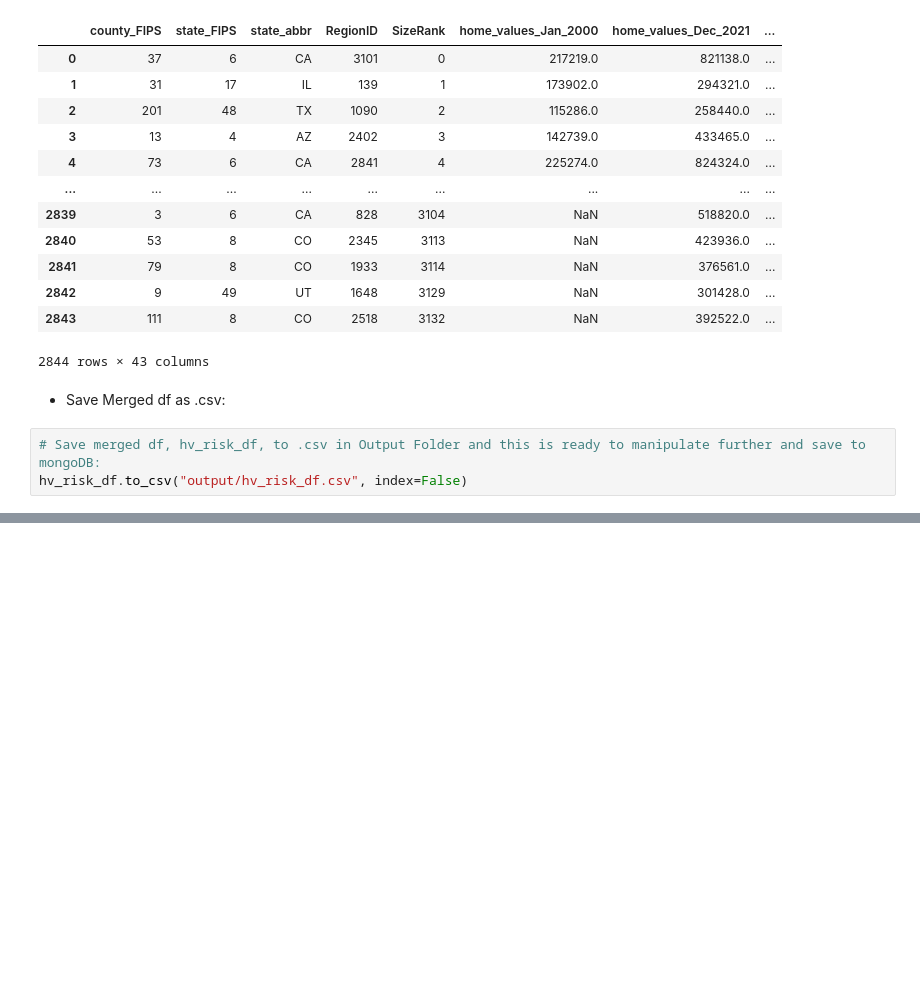
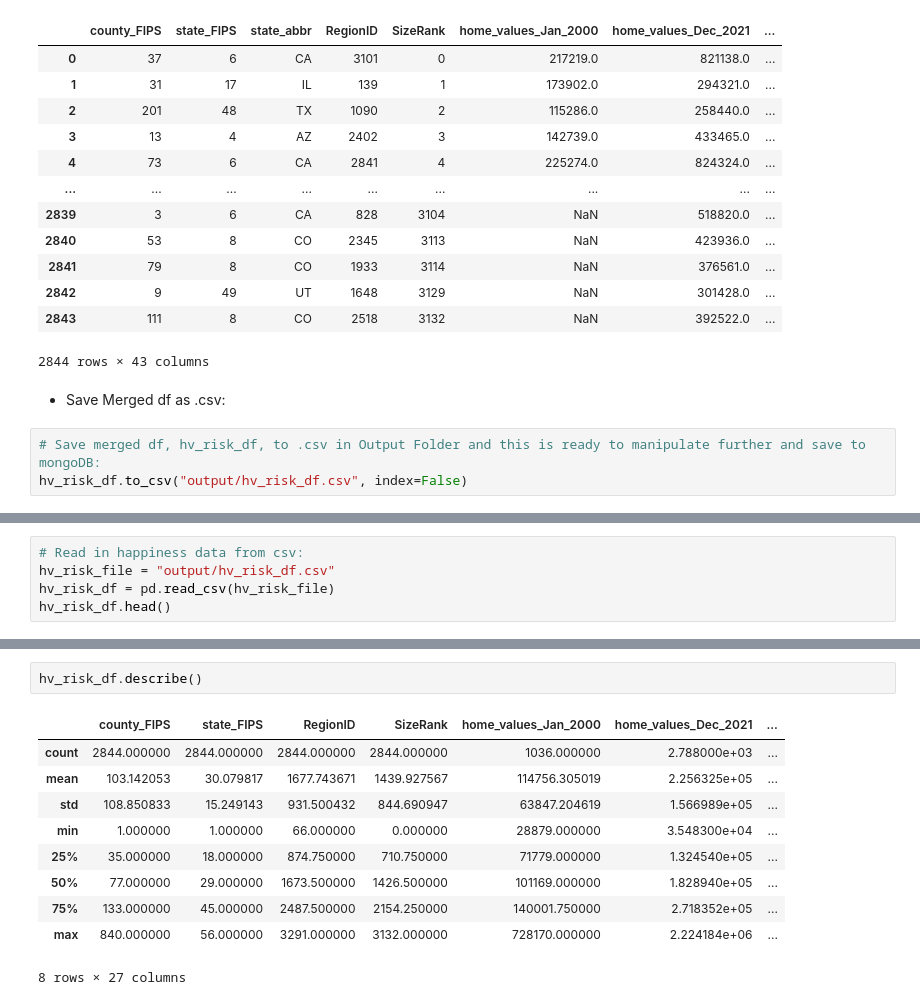
Before and after one commit to zwcrowley/Project_3_Team_7, a Jupyter notebook: data_cleaning_zc.ipynb, the cells around one changed output, grey strips where cells are left out. Cells and saved outputs as stored; diff of their text form; blank space fills up the shorter version.

Commit message:
updated merged data

```diff
--- a/data_cleaning_zc.ipynb
+++ b/data_cleaning_zc.ipynb
@@ -107,0 +110,5 @@ hv_risk_df.to_csv("output/hv_risk_df.csv", index=False)
+# %%
+# Read in happiness data from csv:
+hv_risk_file = "output/hv_risk_df.csv"
+hv_risk_df = pd.read_csv(hv_risk_file)
+hv_risk_df.head()
@@ -107,0 +123,13 @@ hv_risk_df.to_csv("output/hv_risk_df.csv", index=False)
+# %%
+hv_risk_df.describe()
+# %% [output]
+|  | county_FIPS | state_FIPS | RegionID | SizeRank | home_values_Jan_2000 | home_values_Dec_2021 | ... |
+| count | 2844.000000 | 2844.000000 | 2844.000000 | 2844.000000 | 1036.000000 | 2.788000e+03 | ... |
+| mean | 103.142053 | 30.079817 | 1677.743671 | 1439.927567 | 114756.305019 | 2.256325e+05 | ... |
+| std | 108.850833 | 15.249143 | 931.500432 | 844.690947 | 63847.204619 | 1.566989e+05 | ... |
+| min | 1.000000 | 1.000000 | 66.000000 | 0.000000 | 28879.000000 | 3.548300e+04 | ... |
+| 25% | 35.000000 | 18.000000 | 874.750000 | 710.750000 | 71779.000000 | 1.324540e+05 | ... |
+| 50% | 77.000000 | 29.000000 | 1673.500000 | 1426.500000 | 101169.000000 | 1.828940e+05 | ... |
+| 75% | 133.000000 | 45.000000 | 2487.500000 | 2154.250000 | 140001.750000 | 2.718352e+05 | ... |
+| max | 840.000000 | 56.000000 | 3291.000000 | 3132.000000 | 728170.000000 | 2.224184e+06 | ... |
+8 rows × 27 columns
```
Also changed, not shown: parts of 3 cells of this notebook, 1 other file.
